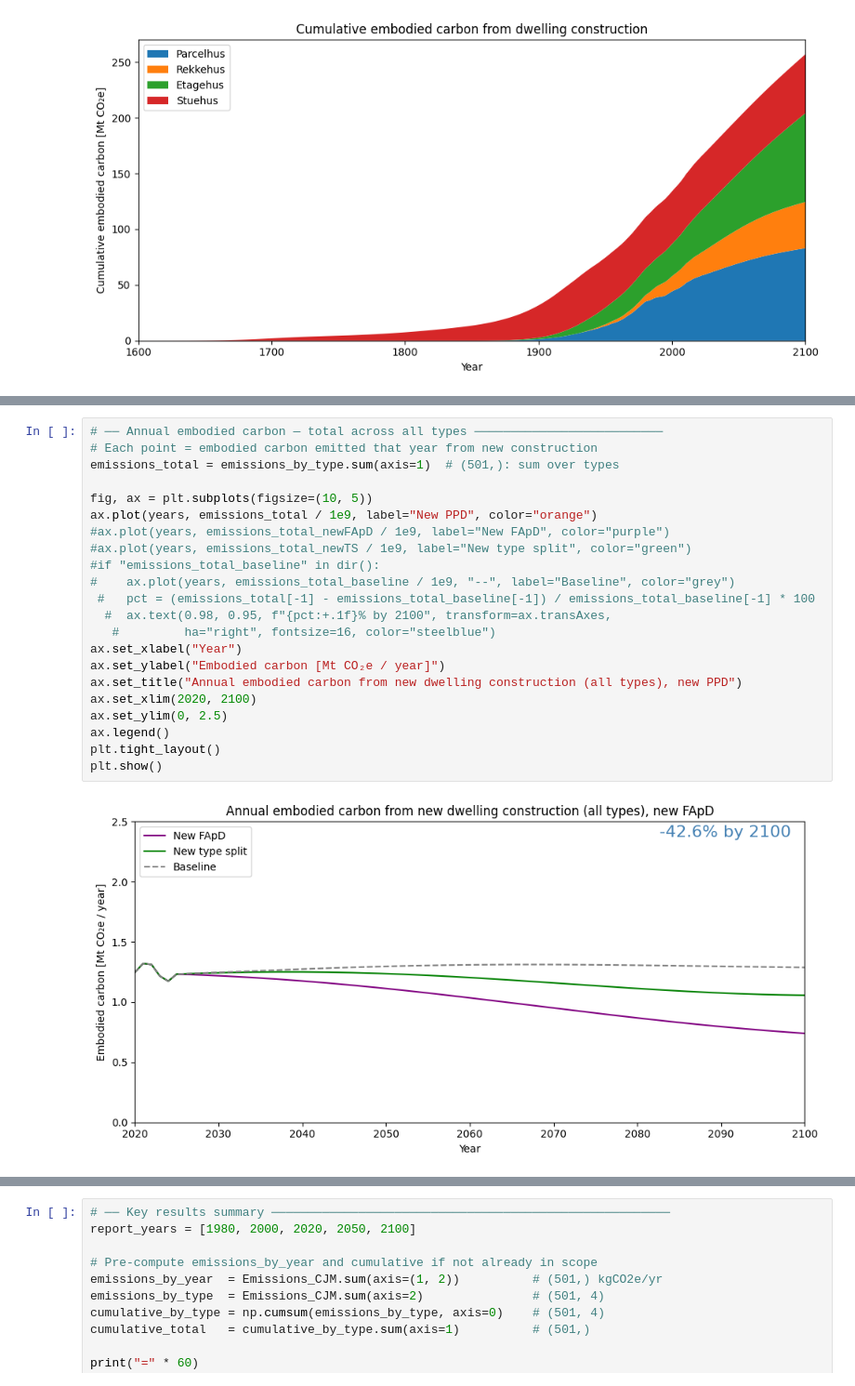
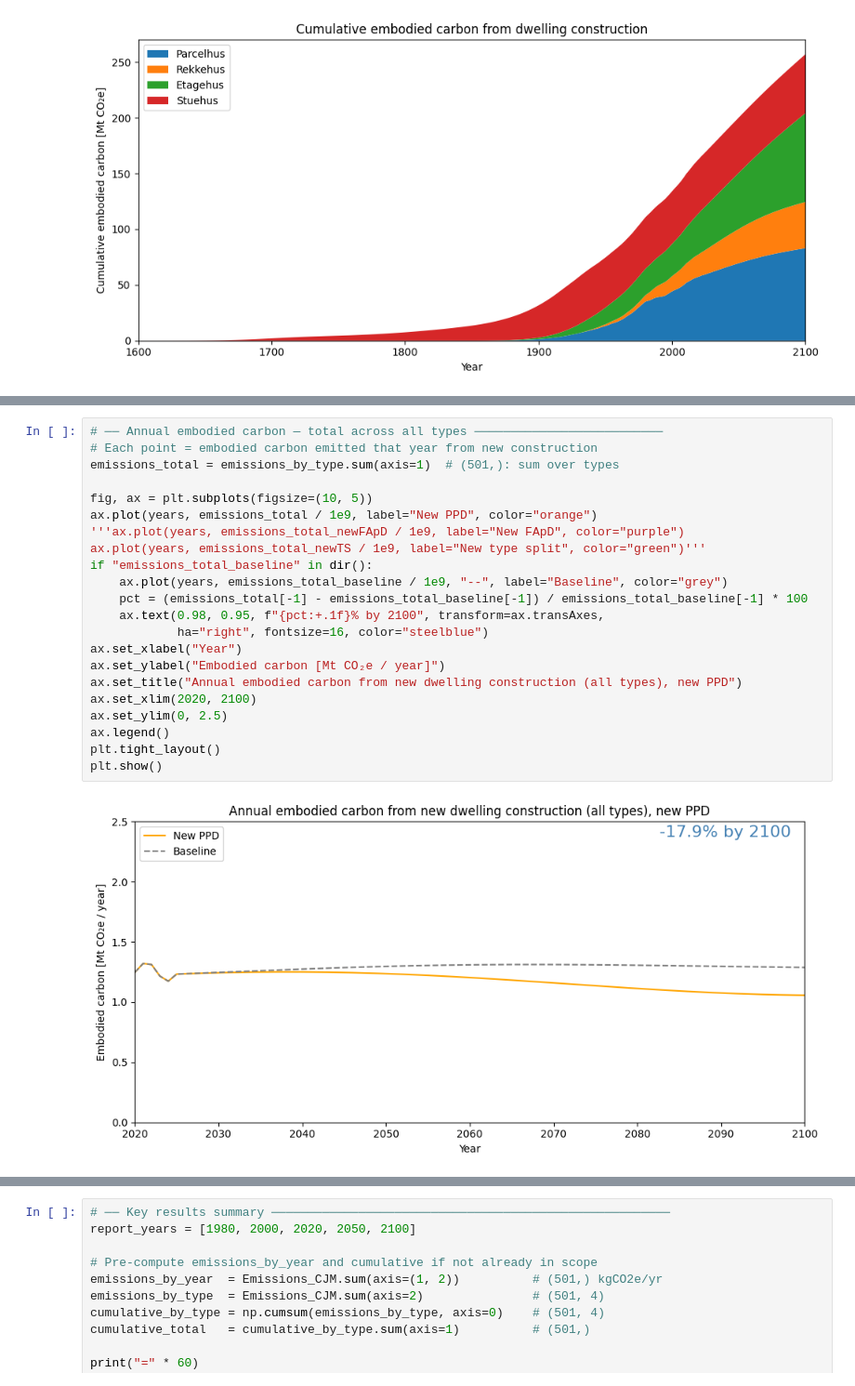
Before and after one commit to emilthestudious/TEP4290-project, a Jupyter notebook: Stock_TCJME.ipynb, the cells around one changed output, grey strips where cells are left out. Shown at 93% size. Drawn from its saved outputs; the diff is of its cells as text.

```diff
--- a/Stock_TCJME.ipynb
+++ b/Stock_TCJME.ipynb
@@ -205,27 +205,27 @@ plt.show()
 # %%
 # ── Annual embodied carbon — total across all types ──────────────────────────
 # Each point = embodied carbon emitted that year from new construction
 emissions_total = emissions_by_type.sum(axis=1)  # (501,): sum over types
 
 fig, ax = plt.subplots(figsize=(10, 5))
 ax.plot(years, emissions_total / 1e9, label="New PPD", color="orange")
-#ax.plot(years, emissions_total_newFApD / 1e9, label="New FApD", color="purple")
-#ax.plot(years, emissions_total_newTS / 1e9, label="New type split", color="green")
-#if "emissions_total_baseline" in dir():
-#    ax.plot(years, emissions_total_baseline / 1e9, "--", label="Baseline", color="grey")
- #   pct = (emissions_total[-1] - emissions_total_baseline[-1]) / emissions_total_baseline[-1] * 100
-  #  ax.text(0.98, 0.95, f"{pct:+.1f}% by 2100", transform=ax.transAxes,
-   #         ha="right", fontsize=16, color="steelblue")
+'''ax.plot(years, emissions_total_newFApD / 1e9, label="New FApD", color="purple")
+ax.plot(years, emissions_total_newTS / 1e9, label="New type split", color="green")'''
+if "emissions_total_baseline" in dir():
+    ax.plot(years, emissions_total_baseline / 1e9, "--", label="Baseline", color="grey")
+    pct = (emissions_total[-1] - emissions_total_baseline[-1]) / emissions_total_baseline[-1] * 100
+    ax.text(0.98, 0.95, f"{pct:+.1f}% by 2100", transform=ax.transAxes,
+            ha="right", fontsize=16, color="steelblue")
 ax.set_xlabel("Year")
 ax.set_ylabel("Embodied carbon [Mt CO₂e / year]")
 ax.set_title("Annual embodied carbon from new dwelling construction (all types), new PPD")
 ax.set_xlim(2020, 2100)
 ax.set_ylim(0, 2.5)
 ax.legend()
 plt.tight_layout()
 plt.show()
 # %% [output]
-[figure, old version]
+[figure, new version]
 # %%
 # ── Save baseline for scenario comparison ────────────────────────────────────
 # Run with scenario cell commented OUT to capture baseline values.
```
Also changed, not shown: parts of 2 cells of this notebook, 4 other files.
